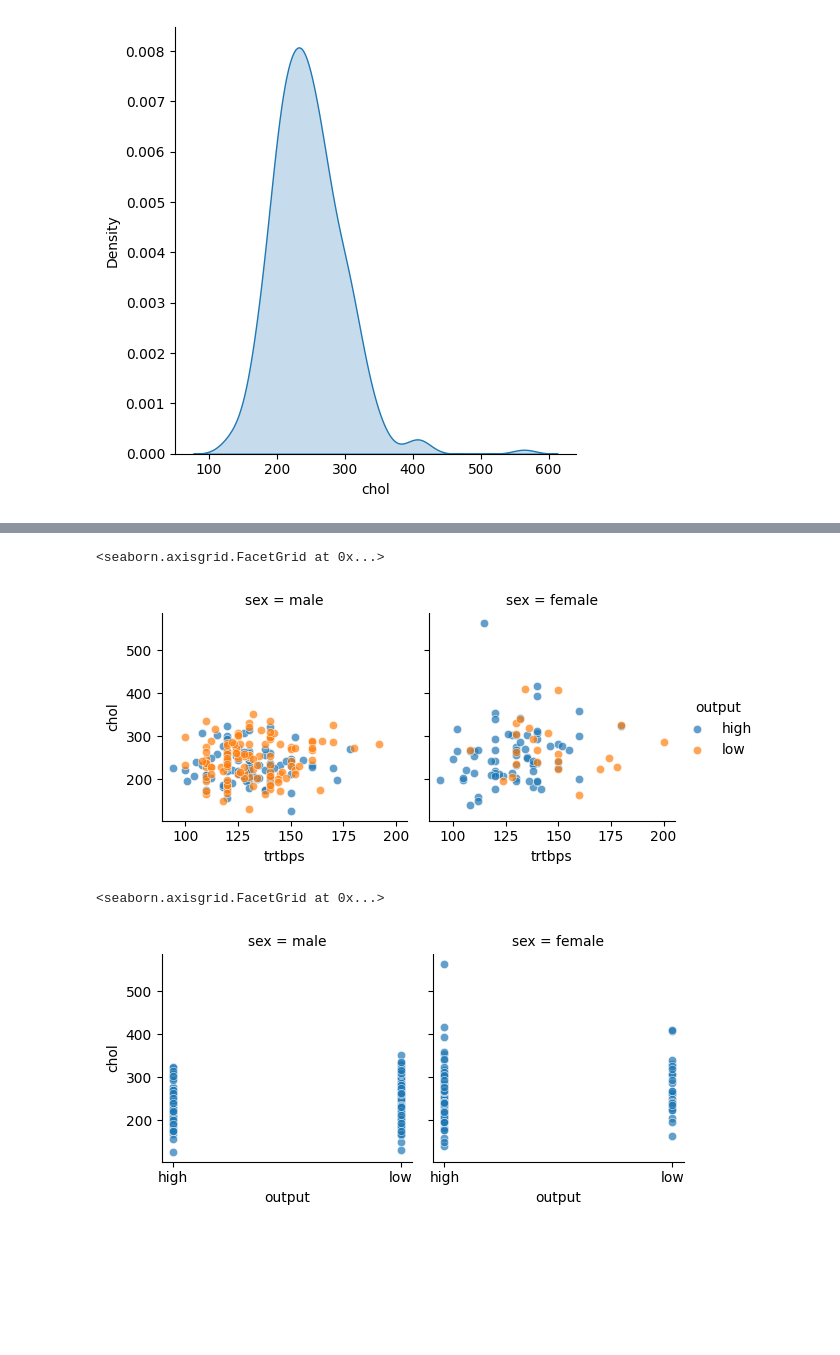
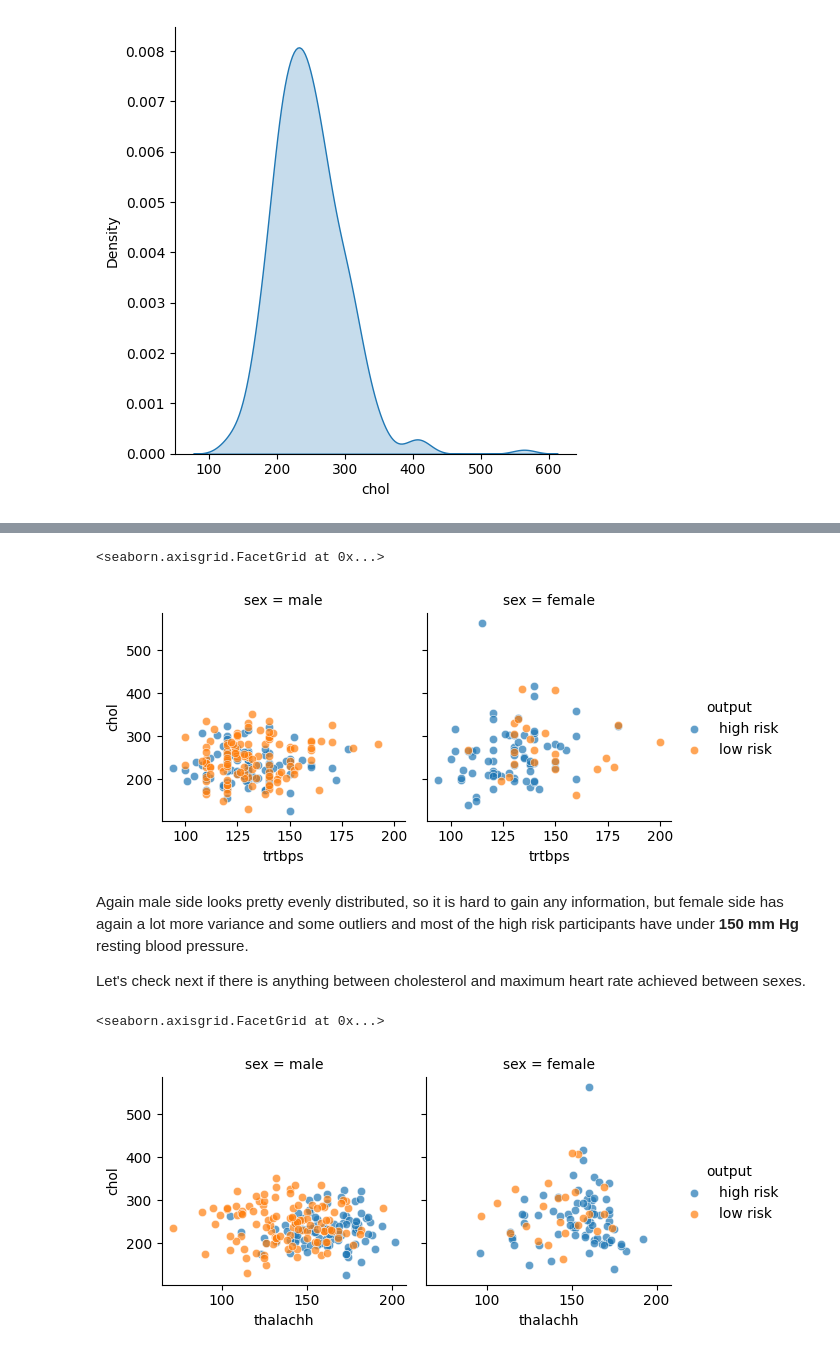
Before and after one commit to SamiAnttalainen/Heart_Attack_Analysis-Project, a Jupyter notebook: Heart_Attack_Analysis.ipynb, the cells around one changed output, grey strips where cells are left out. Cells and saved outputs as stored; diff of their text form; code cells hidden in the pictures; blank space fills up the shorter version.

```diff
--- a/Heart_Attack_Analysis.ipynb
+++ b/Heart_Attack_Analysis.ipynb
@@ -58,7 +74,7 @@ df.describe()
 # %%
-# Mappings
+# Mappings for the dataset, so that it is easier to understand.
 sex_mapping = {0: "female", 1: "male"}
 df["sex"] = df["sex"].map(sex_mapping)
 
-risk_mapping = {0: "low", 1: "high"}
+risk_mapping = {0: "low risk", 1: "high risk"}
 df["output"] = df["output"].map(risk_mapping)
@@ -135,16 +170,20 @@ g.add_legend()
 # %%
-# Checking if there is any correlation between resting heart rate and cholesterol with different sexes. Output 0 = Low heart attack chance and 1 = High heart attack chance.
+# Checking if there is any correlation between resting blood pressure and cholesterol with different sexes.
 g1 = sns.FacetGrid(df, col="sex", hue="output")
 g1.map(sns.scatterplot, "trtbps", "chol", alpha=.7)
 g1.add_legend()
 # %% [output]
 <seaborn.axisgrid.FacetGrid at 0x...>
-[figure, old version]
+[figure, new version]
+# %% [markdown]
+Again male side looks pretty evenly distributed, so it is hard to gain any information, but female side has again a lot more variance and some outliers and most of the high risk participants have under **150 mm Hg** resting blood pressure.
+
+Let's check next if there is anything between cholesterol and maximum heart rate achieved between sexes.
 # %%
-# Checking if there is large difference between sexes in terms of cholesterol and heart attack chance groups
-g2 = sns.FacetGrid(df, col="sex")
-g2.map(sns.scatterplot, "output", "chol", alpha=.7)
+# Checking if there is large difference between sexes in terms of cholesterol and maximum hear rate achieved.
+g2 = sns.FacetGrid(df, col="sex", hue='output')
+g2.map(sns.scatterplot, "thalachh", "chol", alpha=.7)
 g2.add_legend()
 # %% [output]
 <seaborn.axisgrid.FacetGrid at 0x...>
-[figure, old version]
+[figure, new version]
```
Also changed, not shown: parts of 21 cells of this notebook, 2 other files.
